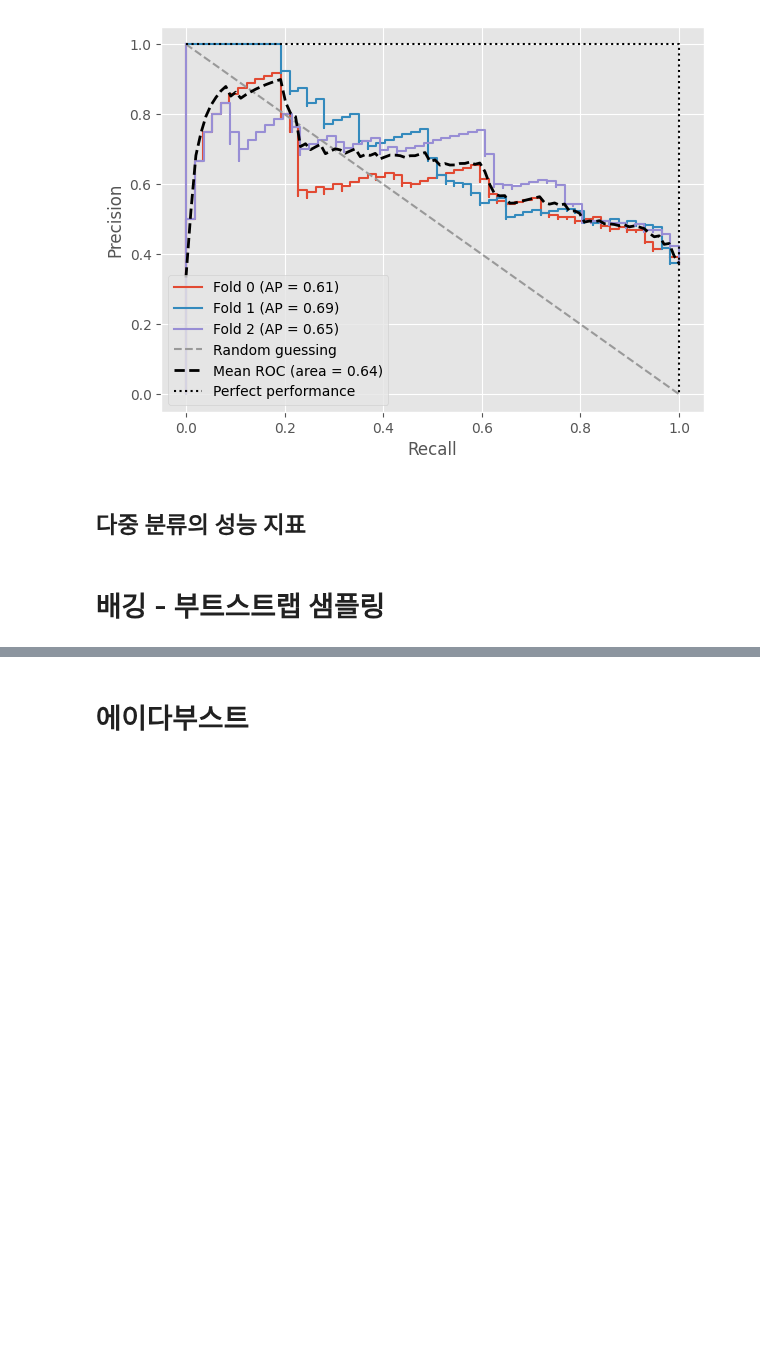
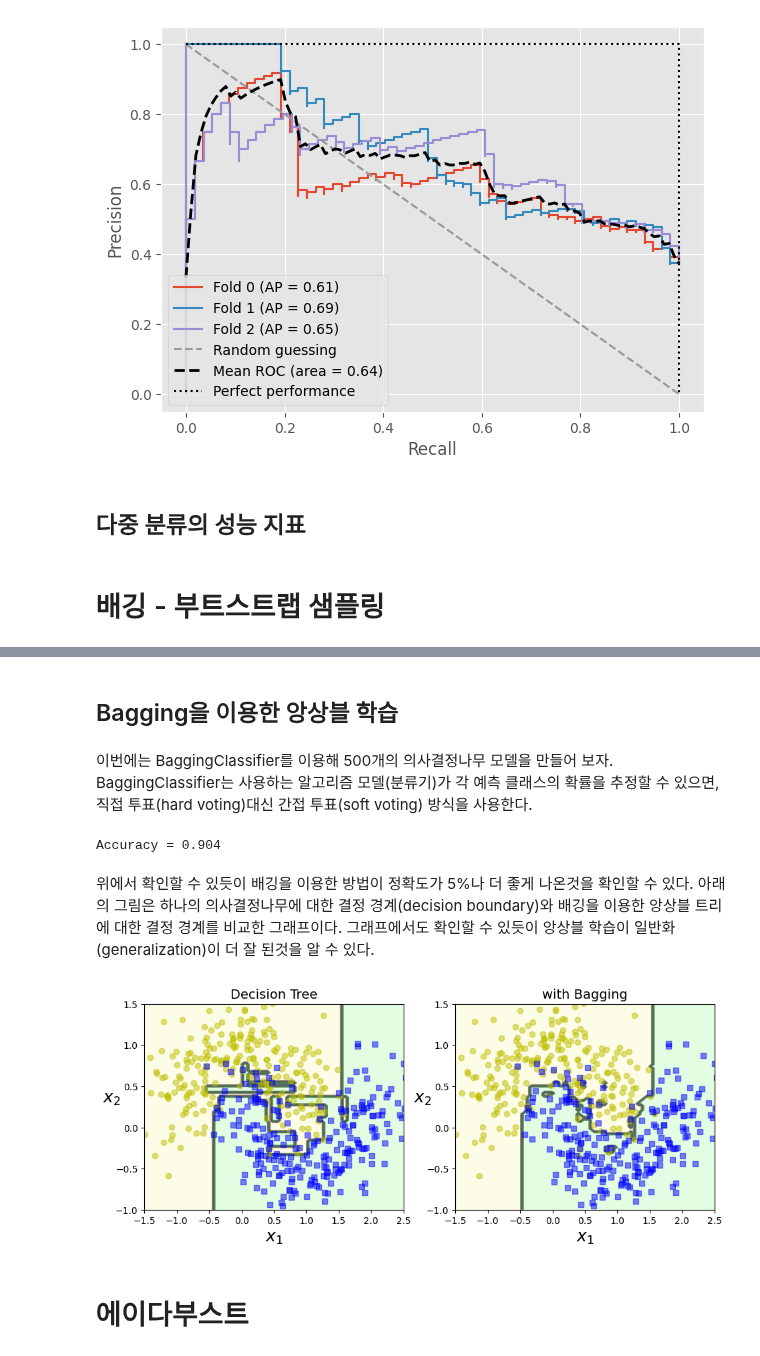
Before and after one commit to bloblog/TIL, a Jupyter notebook: MLDL_Quiz.ipynb, the cells around one changed output, grey strips where cells are left out. Drawn from its saved outputs; the diff is of its cells as text; code cells hidden in the pictures; blank space fills up the shorter version.

Commit message:
[Q2] Bagging Classifier

```diff
--- a/MLDL_Quiz.ipynb
+++ b/MLDL_Quiz.ipynb
@@ -868,0 +871,6 @@ pre_scorer = make_scorer(score_func=precision_score,
+# %%
+from sklearn.model_selection import train_test_split
+from sklearn.datasets import make_moons
+
+X, y = make_moons(n_samples=500, noise=0.30, random_state=42)
+X_train, X_test, y_train, y_test = train_test_split(X, y, random_state=42)
@@ -868,0 +893,5 @@ pre_scorer = make_scorer(score_func=precision_score,
+# %% [markdown]
+
+## Bagging을 이용한 앙상블 학습
+# %% [markdown]
+이번에는 BaggingClassifier를 이용해 500개의 의사결정나무 모델을 만들어 보자. BaggingClassifier는 사용하는 알고리즘 모델(분류기)가 각 예측 클래스의 확률을 추정할 수 있으면, 직접 투표(hard voting)대신 간접 투표(soft voting) 방식을 사용한다.
@@ -869,2 +903,52 @@ pre_scorer = make_scorer(score_func=precision_score,
+# %%
+# Q2 함수 호출
+# 조건 1. model은 random_state=42인 의사결정나무 모델
+# 조건 2. 모형 개수는 500개
+# 조건 3. train으로 널어준 데이터에서 100%를 샘플링 -> max_samples = 100 이 100%??
+# 조건 4. 데이터 중복하기
+# 조건 5. n_jobs=-1, random_state=42
+bag_clf = BaggingClassifier(DecisionTreeClassifier(random_state=42), n_estimators=500, max_samples=100, bootstrap=True, n_jobs=-1, random_state=42)
+bag_clf.fit(X_train, y_train)
+y_pred = bag_clf.predict(X_test)
+
+print('Accuracy =', accuracy_score(y_test, y_pred))
+# %% [output]
+Accuracy = 0.904
+# %% [markdown]
+
+위에서 확인할 수 있듯이 배깅을 이용한 방법이 정확도가 5%나 더 좋게 나온것을 확인할 수 있다. 아래의 그림은 하나의 의사결정나무에 대한 결정 경계(decision boundary)와 배깅을 이용한 앙상블 트리에 대한 결정 경계를 비교한 그래프이다. 그래프에서도 확인할 수 있듯이 앙상블 학습이 일반화(generalization)이 더 잘 된것을 알 수 있다.
+# %%
+
+import matplotlib.pyplot as plt
+import numpy as np
+from matplotlib.colors import ListedColormap
+
+def plot_decision_boundary(clf, X, y, axes=[-1.5, 2.5, -1, 1.5], alpha=0.5, contour=True):
+    x1s = np.linspace(axes[0], axes[1], 100)
+    x2s = np.linspace(axes[2], axes[3], 100)
+    x1, x2 = np.meshgrid(x1s, x2s)
+    X_new = np.c_[x1.ravel(), x2.ravel()]
+    y_pred = clf.predict(X_new).reshape(x1.shape)
+    custom_cmap = ListedColormap(['#fafab0','#9898ff','#a0faa0'])
+    plt.contourf(x1, x2, y_pred, alpha=0.3, cmap=custom_cmap)
+    if contour:
+        custom_cmap2 = ListedColormap(['#7d7d58','#4c4c7f','#507d50'])
+        plt.contour(x1, x2, y_pred, cmap=custom_cmap2, alpha=0.8)
+    plt.plot(X[:, 0][y==0], X[:, 1][y==0], "yo", alpha=alpha)
+    plt.plot(X[:, 0][y==1], X[:, 1][y==1], "bs", alpha=alpha)
+    plt.axis(axes)
+    plt.xlabel(r"$x_1$", fontsize=18)
+    plt.ylabel(r"$x_2$", fontsize=18, rotation=0)
+
+plt.figure(figsize=(11,4))
+plt.subplot(121)
+plot_decision_boundary(tree_clf, X, y)
+plt.title("Decision Tree", fontsize=14)
+plt.subplot(122)
+plot_decision_boundary(bag_clf, X, y)
+plt.title("with Bagging", fontsize=14)
+plt.show()
+# %% [output]
+[figure, added]
 # %% [markdown]
 # 에이다부스트
```
Also changed, not shown: parts of 4 cells of this notebook.
